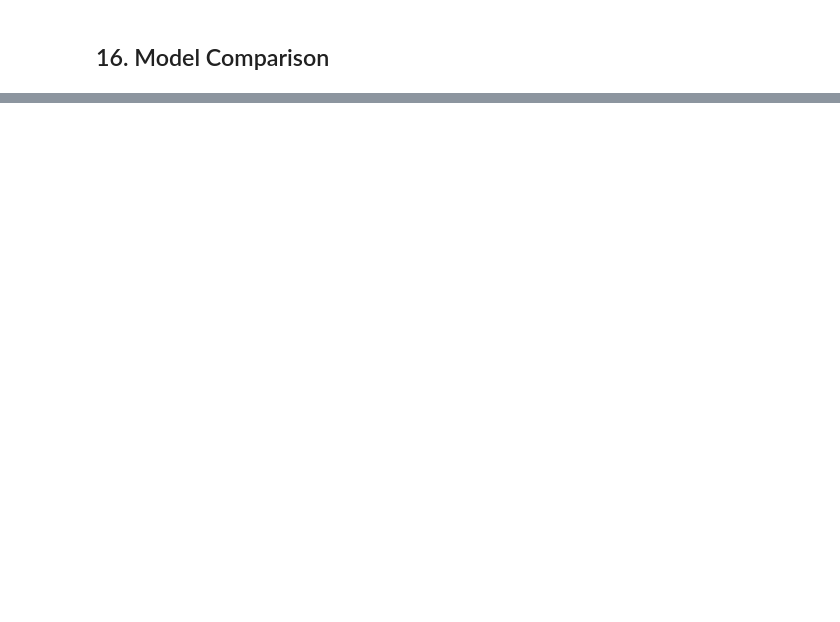
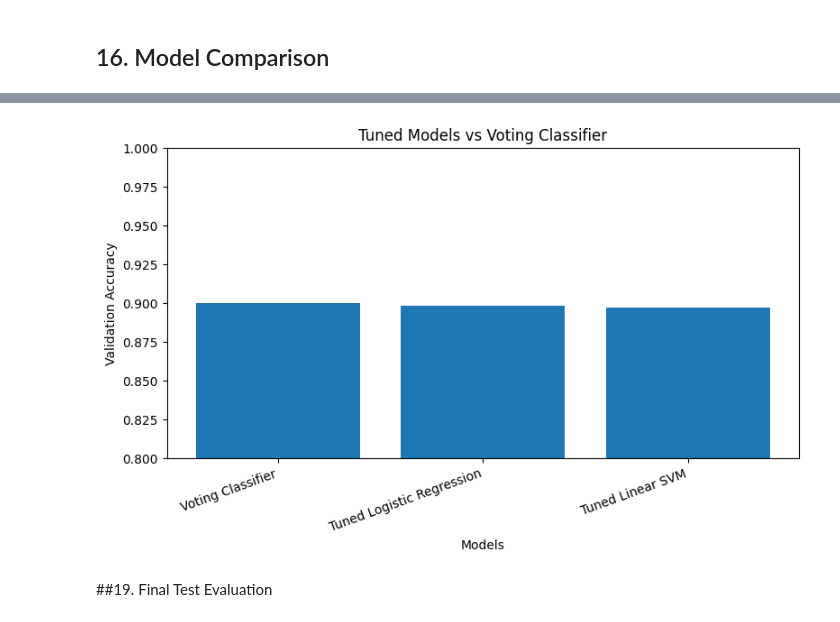
Before and after one commit to janamaher30/Machine-Learning-Project-, a Jupyter notebook: Part_C_Text_Classification.ipynb, the cells around one changed output, grey strips where cells are left out. Drawn from its saved outputs; the diff is of its cells as text; code cells hidden in the pictures; blank space fills up the shorter version.

```diff
--- a/Part_C_Text_Classification.ipynb
+++ b/Part_C_Text_Classification.ipynb
@@ -599,0 +658,14 @@ plt.show()
+# %%
+plt.figure(figsize=(8,5))
+plt.bar(final_validation_df['Model'],final_validation_df['Validation Accuracy'])
+plt.title('Tuned Models vs Voting Classifier')
+plt.xlabel('Models')
+plt.ylabel('Validation Accuracy')
+plt.xticks(rotation=20,ha='right')
+plt.ylim(0.80,1.0)
+plt.tight_layout()
+plt.show()
+# %% [output]
+[figure, added]
+# %% [markdown]
+##19. Final Test Evaluation
```
Also changed, not shown: parts of 36 cells of this notebook.
